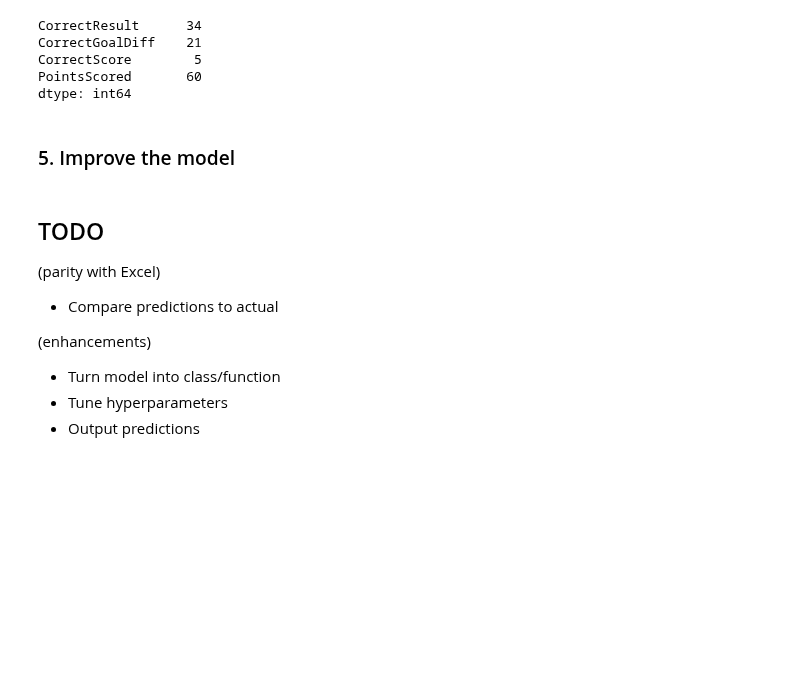
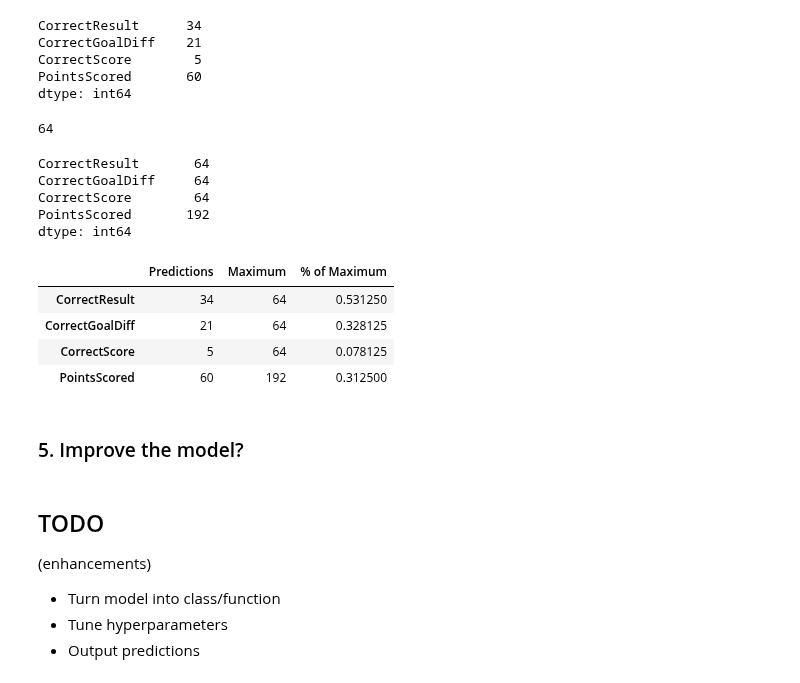
Before and after one commit to deacona/the-ball-is-round, a Jupyter notebook: notebooks/intl_01_world_cup_2018.ipynb, the cells around one changed output. Cells and saved outputs as stored; diff of their text form; code cells hidden in the pictures; blank space fills up the shorter version.

Commit message:
intl_01 World Cup 2018 migration (MVP)
Basic working version. Full parity of functionality and output with Excel

```diff
--- a/notebooks/intl_01_world_cup_2018.ipynb
+++ b/notebooks/intl_01_world_cup_2018.ipynb
@@ -413,13 +395,36 @@ CorrectGoalDiff    21
 CorrectScore        5
 PointsScored       60
 dtype: int64
+# %%
+matches_played = compare.shape[0]
+matches_played
+# %% [output]
+64
+# %%
+pd.Series({"CorrectResult": matches_played, "CorrectGoalDiff": matches_played, "CorrectScore": matches_played, "PointsScored": 3 * matches_played})
+# %% [output]
+CorrectResult       64
+CorrectGoalDiff     64
+CorrectScore        64
+PointsScored       192
+dtype: int64
+# %%
+pred_vs_actual = pd.concat([compare[["CorrectResult", "CorrectGoalDiff", "CorrectScore", "PointsScored"]].sum(),
+          pd.Series({"CorrectResult": matches_played, "CorrectGoalDiff": matches_played, "CorrectScore": matches_played, "PointsScored": 3 * matches_played})
+          ], axis=1)
+pred_vs_actual.columns = ["Predictions", "Maximum"]
+pred_vs_actual["% of Maximum"] = pred_vs_actual.Predictions / pred_vs_actual.Maximum
+pred_vs_actual
+# %% [output]
+|  | Predictions | Maximum | % of Maximum |
+| CorrectResult | 34 | 64 | 0.531250 |
+| CorrectGoalDiff | 21 | 64 | 0.328125 |
+| CorrectScore | 5 | 64 | 0.078125 |
+| PointsScored | 60 | 192 | 0.312500 |
 # %% [markdown]
-### 5. Improve the model
+### 5. Improve the model?
 # %% [markdown]
 ## TODO
-
-(parity with Excel)
-* Compare predictions to actual
 
 (enhancements)
 * Turn model into class/function
```
Also changed, not shown: parts of 3 cells of this notebook, 1 other file.
